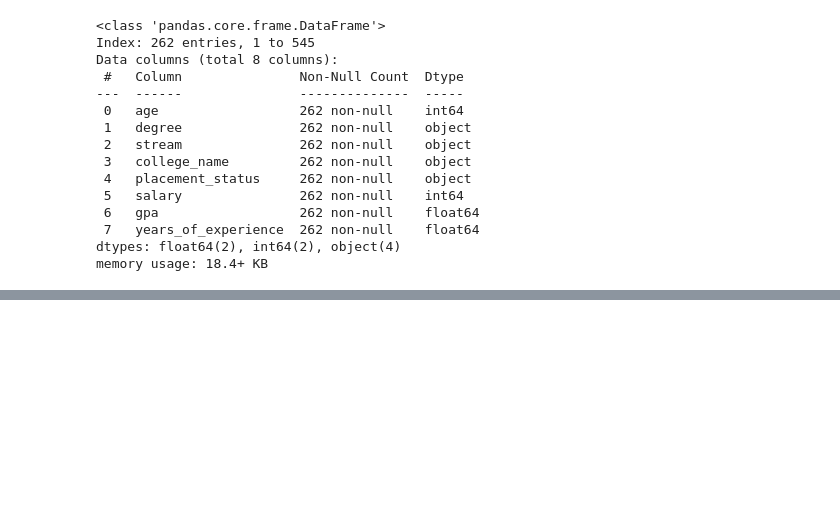
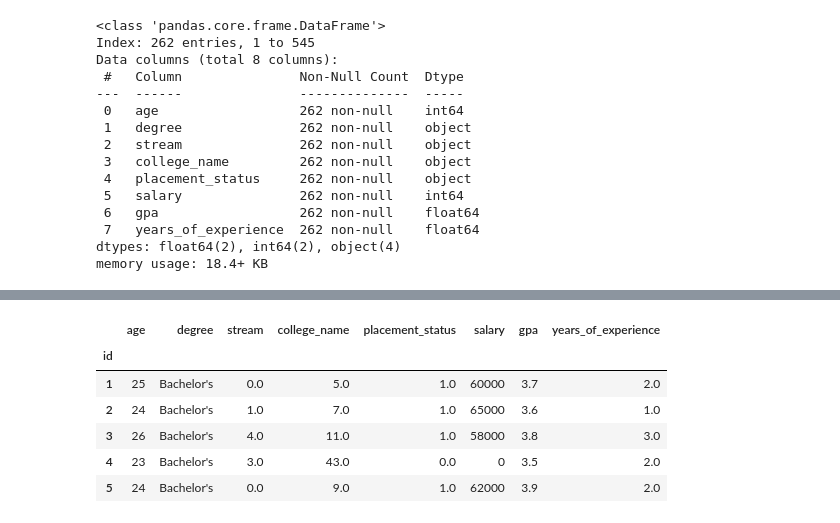
Before and after one commit to Saravanan-20G/Dataset-4-Job_Placement, a Jupyter notebook: job_placement.ipynb, the cells around one changed output, grey strips where cells are left out. Saved outputs shown, nothing was run; the diff lists cells and outputs as text; code cells hidden in the pictures; blank space fills up the shorter version.

```diff
--- a/job_placement.ipynb
+++ b/job_placement.ipynb
@@ -155,0 +334,16 @@ df.head()
+# %%
+# Replacing categorical values with numerical
+encode=OrdinalEncoder()
+df.stream=encode.fit_transform(df[["stream"]])
+df.college_name=encode.fit_transform(df[["college_name"]])
+df.placement_status=encode.fit_transform(df[["placement_status"]])
+# %%
+df.head()
+# %% [output]
+|  | age | degree | stream | college_name | placement_status | salary | gpa | years_of_experience |
+| id |  |  |  |  |  |  |  |  |
+| 1 | 25 | Bachelor's | 0.0 | 5.0 | 1.0 | 60000 | 3.7 | 2.0 |
+| 2 | 24 | Bachelor's | 1.0 | 7.0 | 1.0 | 65000 | 3.6 | 1.0 |
+| 3 | 26 | Bachelor's | 4.0 | 11.0 | 1.0 | 58000 | 3.8 | 3.0 |
+| 4 | 23 | Bachelor's | 3.0 | 43.0 | 0.0 | 0 | 3.5 | 2.0 |
+| 5 | 24 | Bachelor's | 0.0 | 9.0 | 1.0 | 62000 | 3.9 | 2.0 |
```
Also changed, not shown: parts of 13 cells of this notebook.
